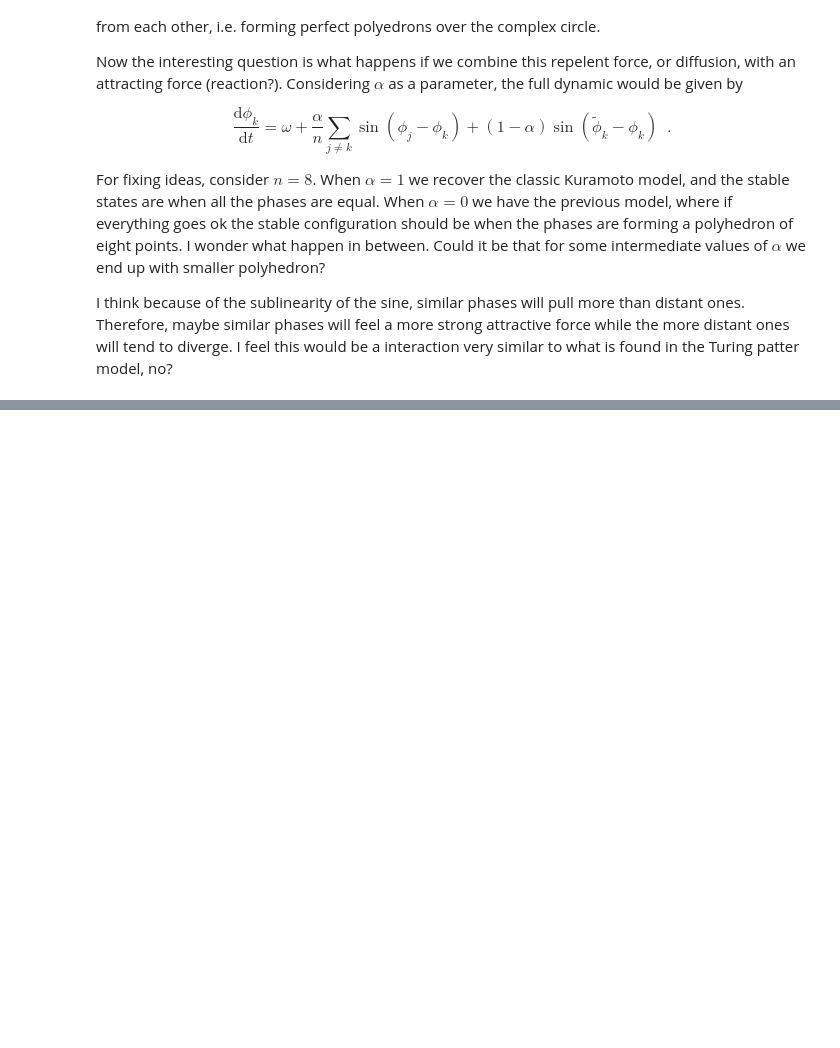
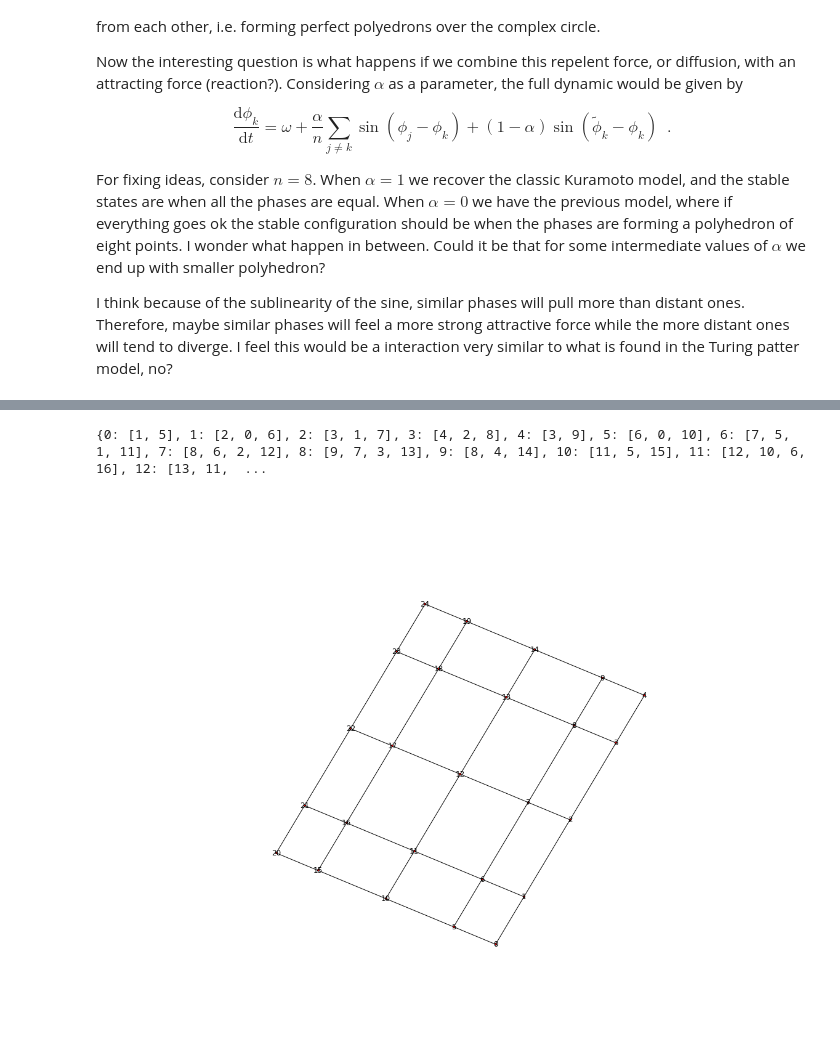
Before and after one commit to calugo/Kuramoto, a Jupyter notebook: NOTES.ipynb, the cells around one changed output, grey strips where cells are left out. Drawn from its saved outputs; the diff is of its cells as text; code cells hidden in the pictures; blank space fills up the shorter version.

```diff
--- a/NOTES.ipynb
+++ b/NOTES.ipynb
@@ -36,0 +80,23 @@ I think because of the sublinearity of the sine, similar phases will pull more t
+# %%
+import sys
+sys.path.append('codes/')
+import topologyselect as tps
+A1=tps.graph(5,['grid'])
+print A1
+
+import networkx as nx
+G=nx.Graph()
+
+for n in A1.keys():
+    for nk in A1[n]:
+        #print n, nk
+        G.add_edge(n,nk)
+
+import matplotlib.pyplot as plt
+plt.figure(figsize=(20,15))
+plt.axis('off')
+plt.axis('equal')
+nx.draw_networkx(G,nx.spectral_layout(G),node_size=10)
+# %% [output]
+{0: [1, 5], 1: [2, 0, 6], 2: [3, 1, 7], 3: [4, 2, 8], 4: [3, 9], 5: [6, 0, 10], 6: [7, 5, 1, 11], 7: [8, 6, 2, 12], 8: [9, 7, 3, 13], 9: [8, 4, 14], 10: [11, 5, 15], 11: [12, 10, 6, 16], 12: [13, 11,  ...
+[figure, added]
```
Also changed, not shown: parts of 11 cells of this notebook, 7 other files.
